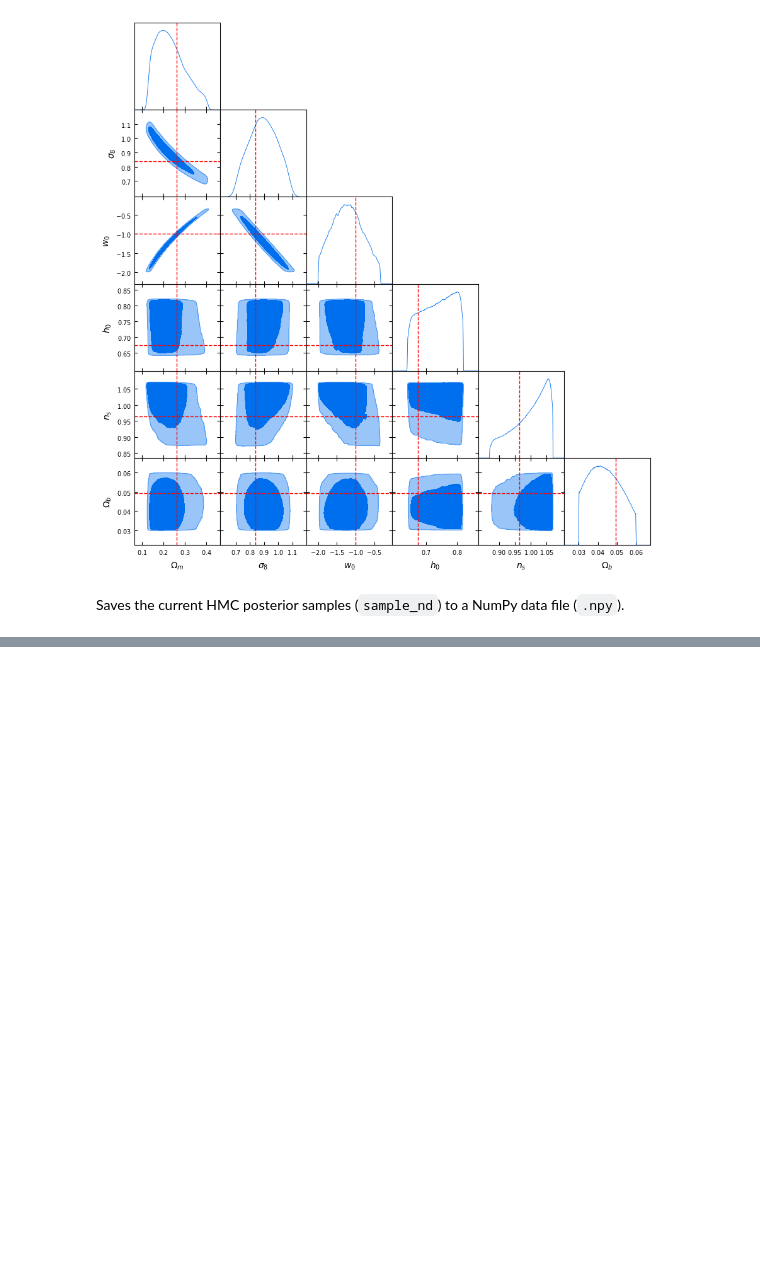
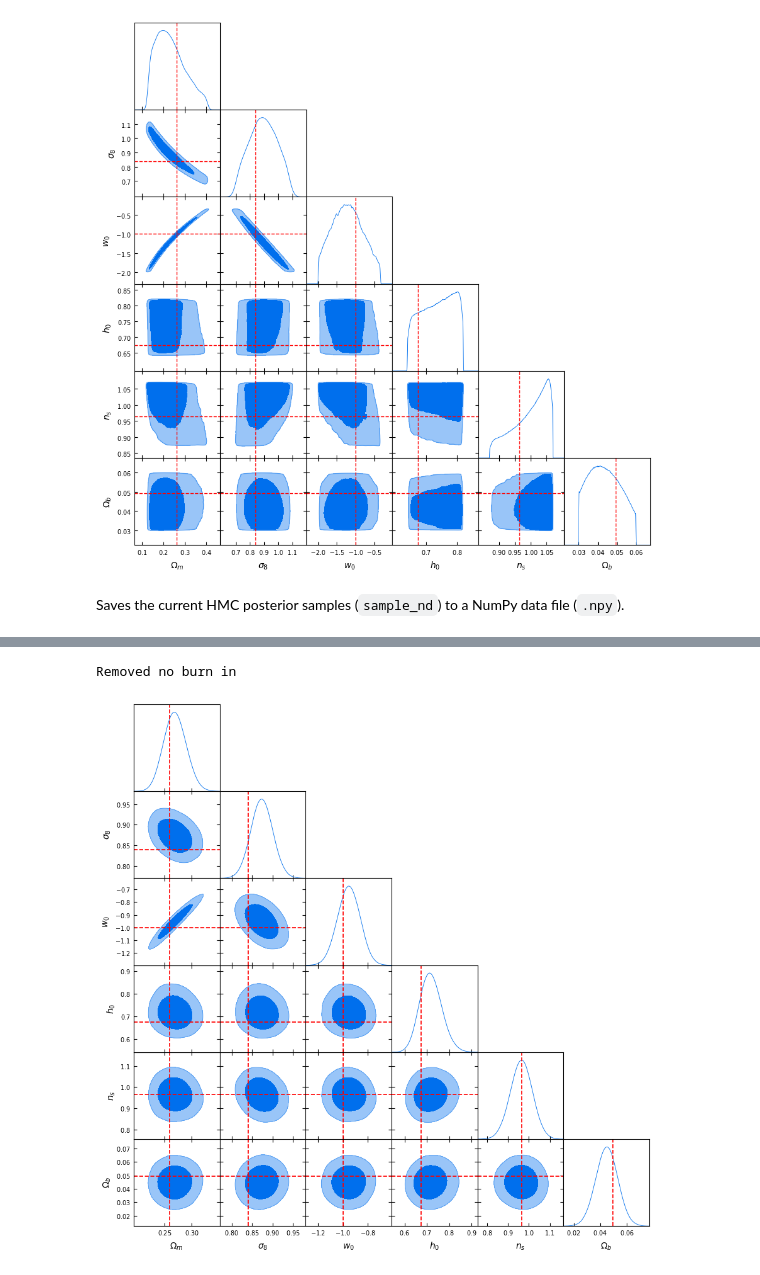
Before and after one commit to AndreasTersenov/cnn_sbi, a Jupyter notebook: notebooks/sbi/nle_simple_nbody_tomo.ipynb, the cells around one changed output, grey strips where cells are left out. Drawn from its saved outputs; the diff is of its cells as text; code cells hidden in the pictures; blank space fills up the shorter version.

```diff
--- a/notebooks/sbi/nle_simple_nbody_tomo.ipynb
+++ b/notebooks/sbi/nle_simple_nbody_tomo.ipynb
@@ -844,0 +1064,28 @@ jnp.save(f'posterior_{loss_name}_{map_kind}_gal_density{int(galaxy_density*4)}_o
+# %%
+import getdist.plots as gplot
+from getdist import MCSamples
+
+%matplotlib inline
+
+# Parameter names (for GetDist)
+params_name = [r'\Omega_m', r'\sigma_8', r'w_0', r'h_0', r'n_s', r'\Omega_b']
+
+# Convert samples (already in shape [num_samples, num_params])
+sample_nd = np.array(sample_nd)  # Ensure it's a NumPy array
+
+# Convert truth values to dictionary
+truth_arr = np.array(truth)
+theta_dict = dict(zip(params_name, truth_arr))
+
+# Create MCSamples object for GetDist
+samples = MCSamples(samples=sample_nd, names=params_name, labels=params_name)
+
+# Create plotter
+g = gplot.get_subplot_plotter(subplot_size=1.5)
+g.triangle_plot(samples, filled=True, markers=truth_arr, marker_args={"color": "red", "lw": 1.2})
+
+# Show plot
+g.fig.show()
+# %% [output]
+Removed no burn in
+[figure, added]
```
Also changed, not shown: parts of 24 cells of this notebook, 1 other file.
